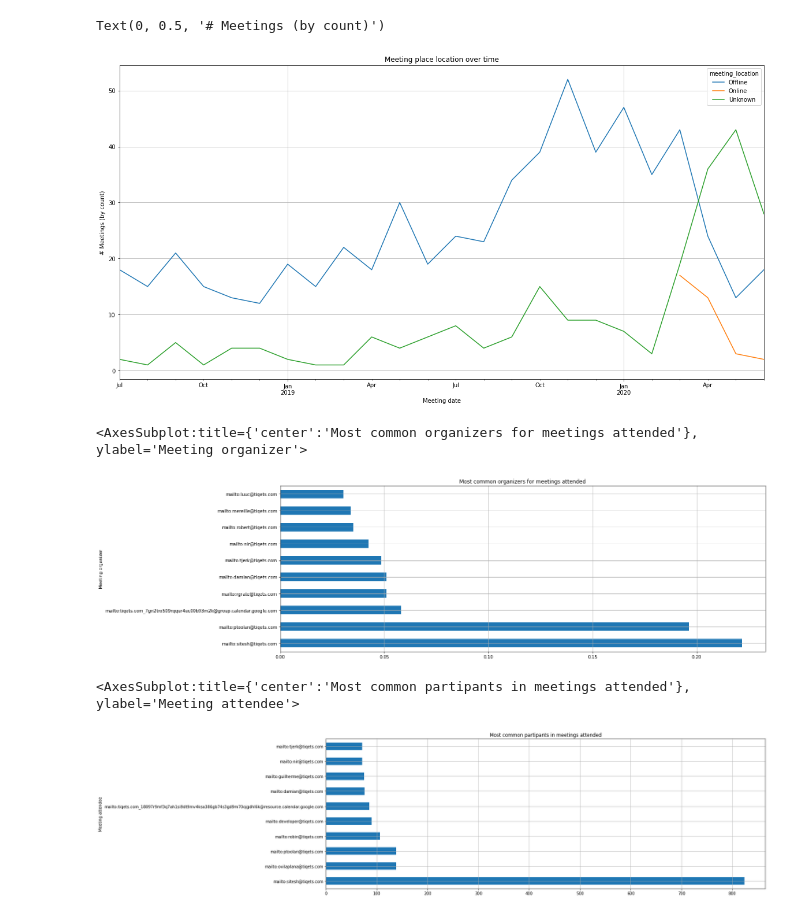
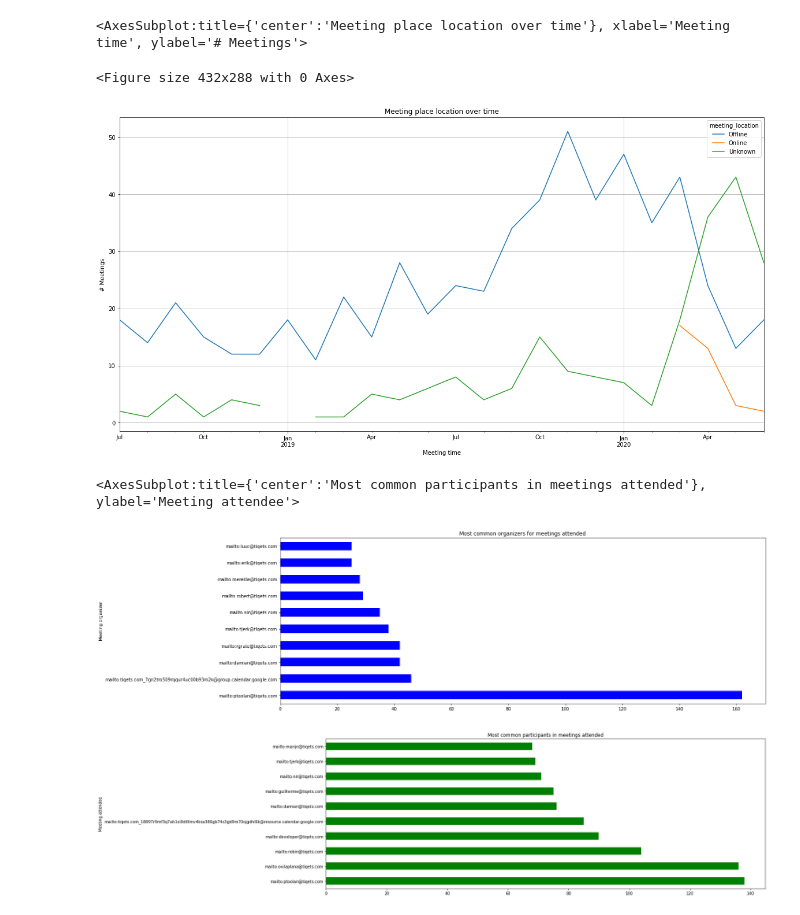
Before and after one commit to SITZ/calendar-analytics, a Jupyter notebook: calendar-analytics.ipynb, the cells around one changed output. Cells and saved outputs as stored; diff of their text form; code cells hidden in the pictures.

```diff
--- a/calendar-analytics.ipynb
+++ b/calendar-analytics.ipynb
@@ -1,6 +1,6 @@
 # %%
 from icalendar import Calendar
-from datetime import datetime, timezone
+from datetime import datetime, timezone, timedelta
 from icalendar.prop import vText, vDDDTypes, vCalAddress
 from pytz import timezone
 
@@ -30,6 +30,10 @@ for col in ['DTSTART', 'DTEND', 'CREATED', 'LAST-MODIFIED']:
 for col in ['SUMMARY', 'DESCRIPTION', 'STATUS', 'LOCATION']:
     df[col] = df[col].astype('string')
 
+# Clean-up calendar events outside of employment window
 df = df.loc[(df.DTSTART > timezone(TIMEZONE).localize(datetime(2018, 7, 1))) & (df.DTSTART < timezone(TIMEZONE).localize(datetime(2020, 7, 1)))]
 
-# df.head()
+# Clean-up calendar events > 12 hours
+df = df.loc[(df.DTEND - df.DTSTART) < timedelta(hours=12)]
+
+df.head()
@@ -221,51 +226,52 @@ df_location_timeline = df.groupby(
     'meeting_duration': 'sum'
 }).unstack()
 
-meeting_location_date_axis = df_location_timeline['DTEND'].plot(
+plt.figure()
+df_location_timeline['DTEND'].plot(
     kind='line',
     grid=True,
-    figsize=(20, 10)
+    figsize=(20, 10),
+    title='Meeting place location over time',
+    ylabel='# Meetings',
+    xlabel='Meeting time'
 )
 
+# plt.figure()
 # df_location_timeline['meeting_duration'].plot(
 #     kind='line',
-#     ax=meeting_location_date_axis,
 #     grid=True,
-#     secondary_y=True,
+#     figsize=(20, 10),
+#     ylabel='Σ Time spent',
+#     xlabel='Meeting location'
 # )
-
-meeting_location_date_axis.set_title('Meeting place location over time')
-meeting_location_date_axis.set_xlabel('Meeting date')
-meeting_location_date_axis.set_ylabel('# Meetings (by count)')
-# meeting_location_date_axis.right_ax.set_ylabel('Σ Meetings (by time)')
 # %% [output]
-Text(0, 0.5, '# Meetings (by count)')
+<AxesSubplot:title={'center':'Meeting place location over time'}, xlabel='Meeting time', ylabel='# Meetings'>
+<Figure size 432x288 with 0 Axes>
-[figure, old version]
+[figure, new version]
 # %%
-# Plot top 10 meeting organizers by count
+# Plot top 10 meeting organizers by number of meetings
 
-df['ORGANIZER'].value_counts(normalize=True)[:10].plot(
+plt.figure()
+df['ORGANIZER'].value_counts()[1:11].plot(
     kind='barh',
-    grid=True,
+    color='blue',
     title='Most common organizers for meetings attended',
     ylabel='% Meetings (by count)',
     xlabel='Meeting organizer',
     figsize=(20,7)
 )
+
+# Plot top 10 meeting co-attendees by number of meetings
+plt.figure()
+df.explode('ATTENDEE', ignore_index=True)['ATTENDEE'].value_counts()[1:11].plot(
+    kind='barh',
+    color='green',
+    title='Most common participants in meetings attended',
+    ylabel='% Meetings (by count)',
+    xlabel='Meeting attendee',
+    figsize=(20,7)
+)
 # %% [output]
-<AxesSubplot:title={'center':'Most common organizers for meetings attended'}, ylabel='Meeting organizer'>
+<AxesSubplot:title={'center':'Most common participants in meetings attended'}, ylabel='Meeting attendee'>
-[figure, old version]
+[figure, new version]
+[figure, added]
-# %%
-# Plot top 10 meeting participants by count
-
-df.explode('ATTENDEE', ignore_index=True)['ATTENDEE'].value_counts()[:10].plot(
-    kind='barh',
-    grid=True,
-    title='Most common participants in meetings attended',
-    ylabel='% Meetings (by count)',
-    xlabel='Meeting attendee',
-    figsize=(20,7)
-)
-# %% [output]
-<AxesSubplot:title={'center':'Most common partipants in meetings attended'}, ylabel='Meeting attendee'>
-[figure, removed]
```
Also changed, not shown: parts of 7 cells of this notebook.
